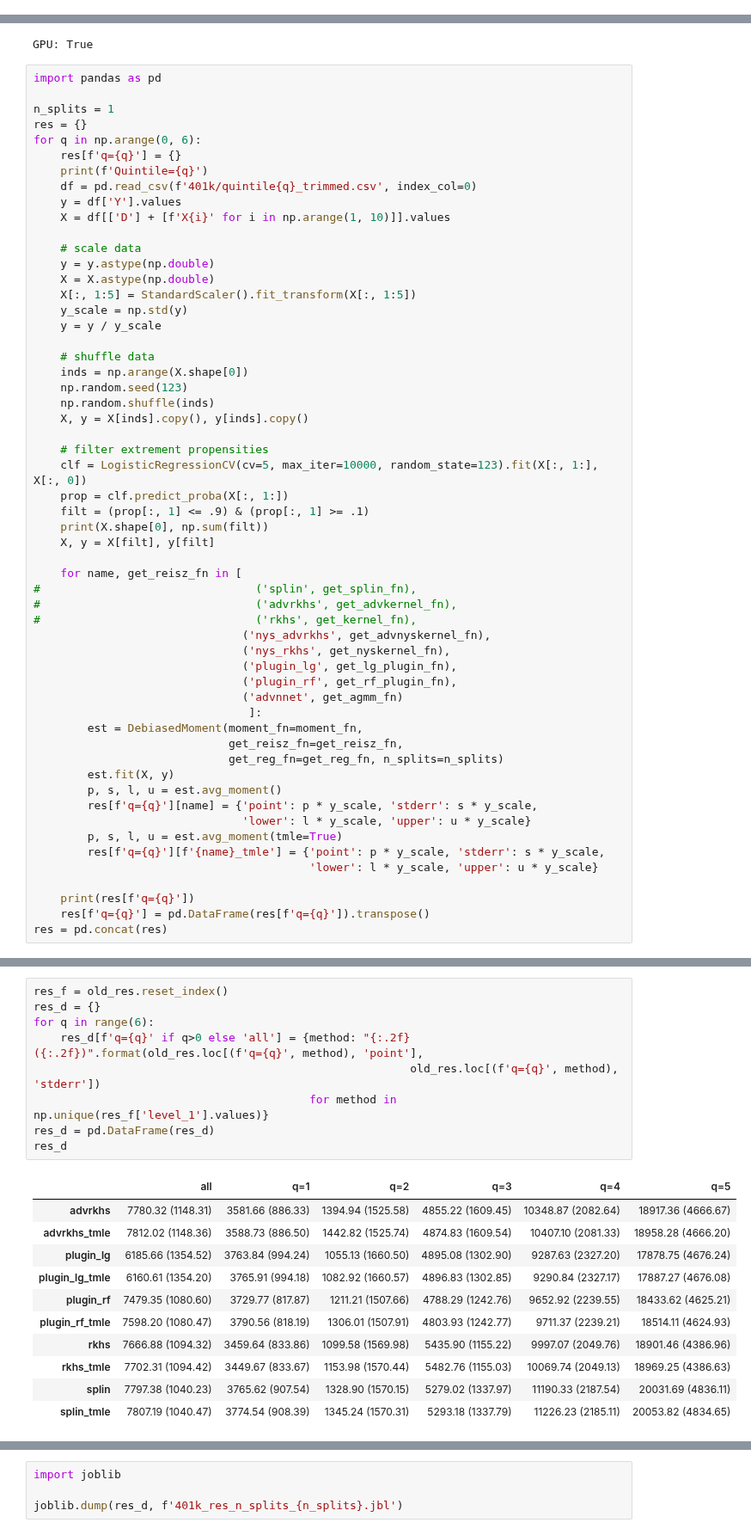
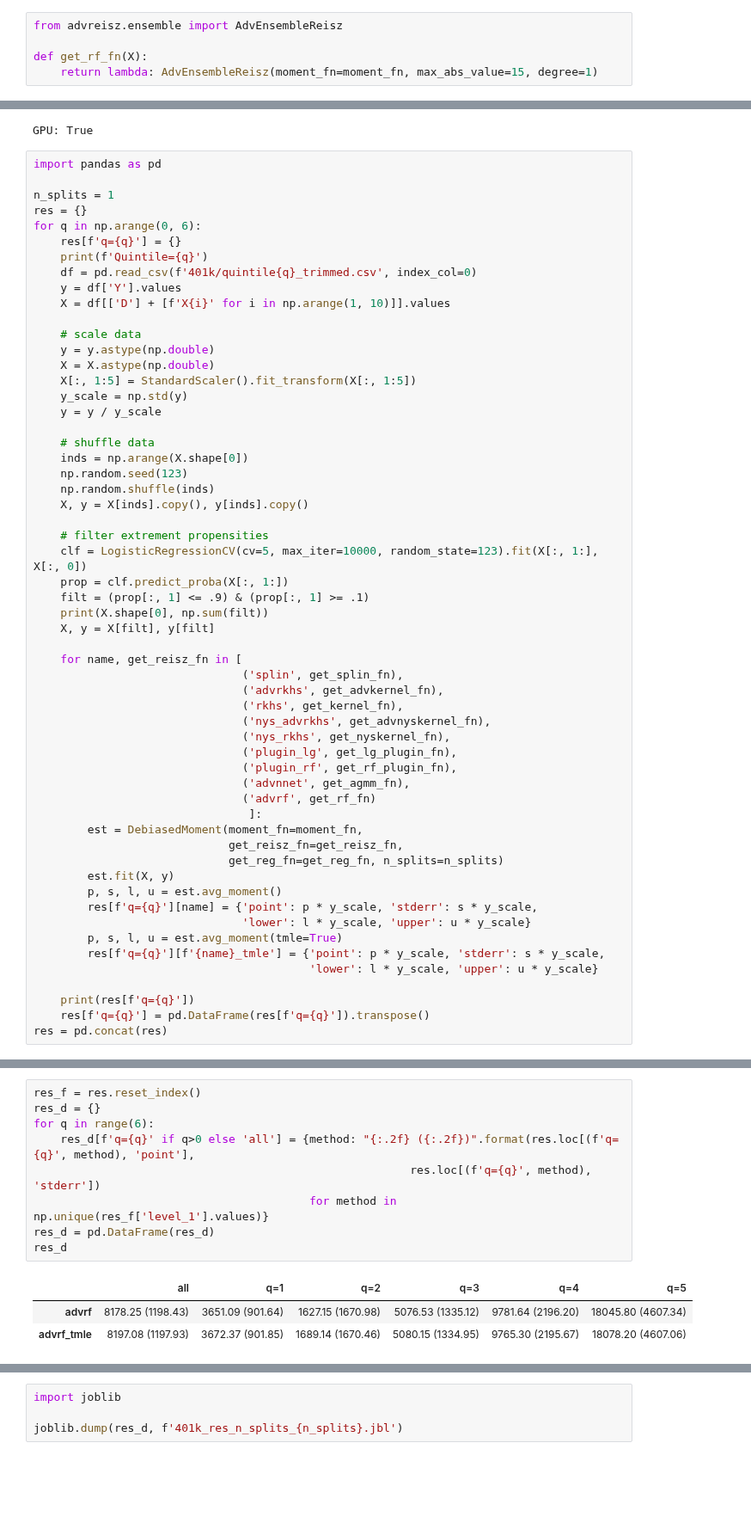
Before and after one commit to syrgkanislab/adversarial_reisz, a Jupyter notebook: 401k.ipynb, the cells around one changed output, grey strips where cells are left out. Shown at 86% size. Saved outputs shown, nothing was run; the diff lists cells and outputs as text; blank space fills up the shorter version.

Commit message:
applied advrf to 401k.

```diff
--- a/401k.ipynb
+++ b/401k.ipynb
@@ -115,6 +115,11 @@ def get_rf_plugin_fn(X):
                        cv=5)
     best_model = clone(gcv.fit(X[:, 1:], X[:, 0]).best_estimator_)
     return lambda: PluginRR(model_t=best_model, min_propensity=0)
+# %%
+from advreisz.ensemble import AdvEnsembleReisz
+
+def get_rf_fn(X):
+    return lambda: AdvEnsembleReisz(moment_fn=moment_fn, max_abs_value=15, degree=1)
 # %%
 from utilities import FitParamsWrapper
 from advreisz.deepreisz import AdvReisz
@@ -183,14 +188,15 @@ for q in np.arange(0, 6):
     X, y = X[filt], y[filt]
 
     for name, get_reisz_fn in [
-#                                ('splin', get_splin_fn),
-#                                ('advrkhs', get_advkernel_fn),
-#                                ('rkhs', get_kernel_fn),
+                               ('splin', get_splin_fn),
+                               ('advrkhs', get_advkernel_fn),
+                               ('rkhs', get_kernel_fn),
                                ('nys_advrkhs', get_advnyskernel_fn),
                                ('nys_rkhs', get_nyskernel_fn),
                                ('plugin_lg', get_lg_plugin_fn),
                                ('plugin_rf', get_rf_plugin_fn),
-                               ('advnnet', get_agmm_fn)
+                               ('advnnet', get_agmm_fn),
+                               ('advrf', get_rf_fn)
                                 ]:
         est = DebiasedMoment(moment_fn=moment_fn,
                              get_reisz_fn=get_reisz_fn,
@@ -227,21 +234,13 @@ Validation moment violation: 0.032707155
 # %%
-res_f = old_res.reset_index()
+res_f = res.reset_index()
 res_d = {}
 for q in range(6):
-    res_d[f'q={q}' if q>0 else 'all'] = {method: "{:.2f} ({:.2f})".format(old_res.loc[(f'q={q}', method), 'point'],
-                                                        old_res.loc[(f'q={q}', method), 'stderr'])
+    res_d[f'q={q}' if q>0 else 'all'] = {method: "{:.2f} ({:.2f})".format(res.loc[(f'q={q}', method), 'point'],
+                                                        res.loc[(f'q={q}', method), 'stderr'])
                                          for method in np.unique(res_f['level_1'].values)}
 res_d = pd.DataFrame(res_d)
 res_d
 # %% [output]
 |  | all | q=1 | q=2 | q=3 | q=4 | q=5 |
-| advrkhs | 7780.32 (1148.31) | 3581.66 (886.33) | 1394.94 (1525.58) | 4855.22 (1609.45) | 10348.87 (2082.64) | 18917.36 (4666.67) |
-| advrkhs_tmle | 7812.02 (1148.36) | 3588.73 (886.50) | 1442.82 (1525.74) | 4874.83 (1609.54) | 10407.10 (2081.33) | 18958.28 (4666.20) |
-| plugin_lg | 6185.66 (1354.52) | 3763.84 (994.24) | 1055.13 (1660.50) | 4895.08 (1302.90) | 9287.63 (2327.20) | 17878.75 (4676.24) |
-| plugin_lg_tmle | 6160.61 (1354.20) | 3765.91 (994.18) | 1082.92 (1660.57) | 4896.83 (1302.85) | 9290.84 (2327.17) | 17887.27 (4676.08) |
-| plugin_rf | 7479.35 (1080.60) | 3729.77 (817.87) | 1211.21 (1507.66) | 4788.29 (1242.76) | 9652.92 (2239.55) | 18433.62 (4625.21) |
-| plugin_rf_tmle | 7598.20 (1080.47) | 3790.56 (818.19) | 1306.01 (1507.91) | 4803.93 (1242.77) | 9711.37 (2239.21) | 18514.11 (4624.93) |
-| rkhs | 7666.88 (1094.32) | 3459.64 (833.86) | 1099.58 (1569.98) | 5435.90 (1155.22) | 9997.07 (2049.76) | 18901.46 (4386.96) |
-| rkhs_tmle | 7702.31 (1094.42) | 3449.67 (833.67) | 1153.98 (1570.44) | 5482.76 (1155.03) | 10069.74 (2049.13) | 18969.25 (4386.63) |
-| splin | 7797.38 (1040.23) | 3765.62 (907.54) | 1328.90 (1570.15) | 5279.02 (1337.97) | 11190.33 (2187.54) | 20031.69 (4836.11) |
-| splin_tmle | 7807.19 (1040.47) | 3774.54 (908.39) | 1345.24 (1570.31) | 5293.18 (1337.79) | 11226.23 (2185.11) | 20053.82 (4834.65) |
+| advrf | 8178.25 (1198.43) | 3651.09 (901.64) | 1627.15 (1670.98) | 5076.53 (1335.12) | 9781.64 (2196.20) | 18045.80 (4607.34) |
+| advrf_tmle | 8197.08 (1197.93) | 3672.37 (901.85) | 1689.14 (1670.46) | 5080.15 (1334.95) | 9765.30 (2195.67) | 18078.20 (4607.06) |
```
Also changed, not shown: parts of 5 cells of this notebook.
